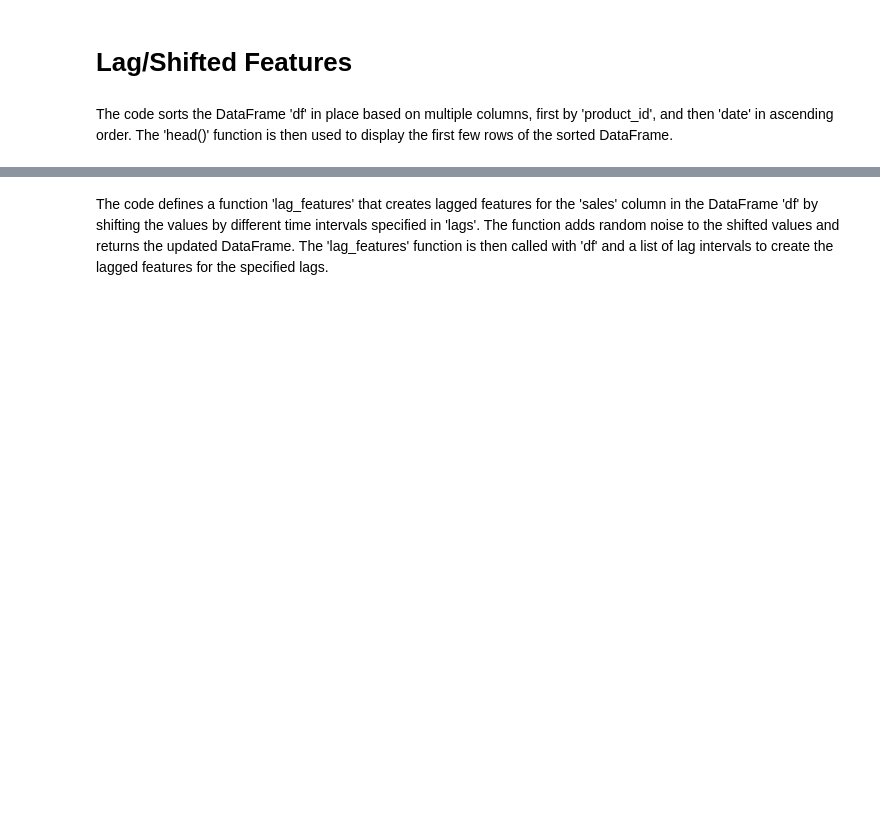
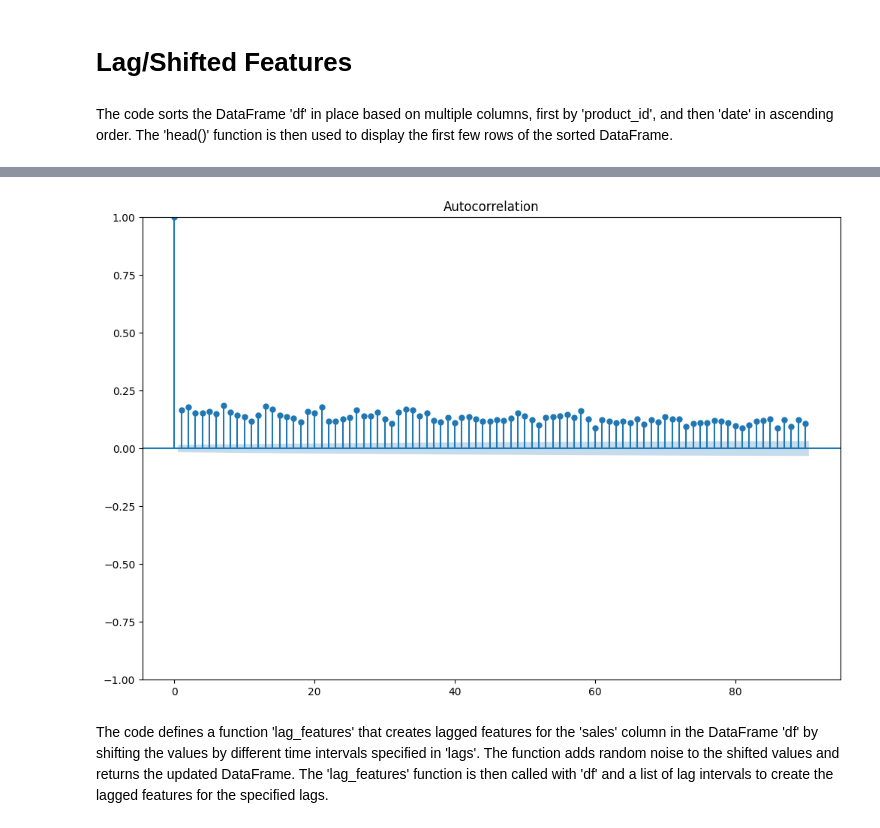
Before and after one commit to sweeenlim/Passion8, a Jupyter notebook: demand_forecast/demand_forecasting.ipynb, the cells around one changed output, grey strips where cells are left out. Drawn from its saved outputs; the diff is of its cells as text; code cells hidden in the pictures; blank space fills up the shorter version.

```diff
--- a/demand_forecast/demand_forecasting.ipynb
+++ b/demand_forecast/demand_forecasting.ipynb
@@ -276,3 +291,10 @@ df.head()
+# %%
+fig, ax = plt.subplots(1, figsize=(12, 8))
+df2 = df.dropna(subset=['sales'])
+plot_acf(df2['sales'], lags=90, ax=ax)
+plt.show()
+# %% [output]
+[figure, added]
 # %% [markdown]
 The code defines a function 'lag_features' that creates lagged features for the 'sales' column in the DataFrame 'df' by shifting the values by different time intervals specified in 'lags'. The function adds random noise to the shifted values and returns the updated DataFrame. The 'lag_features' function is then called with 'df' and a list of lag intervals to create the lagged features for the specified lags.
 # %%
```
Also changed, not shown: parts of 20 cells of this notebook.
